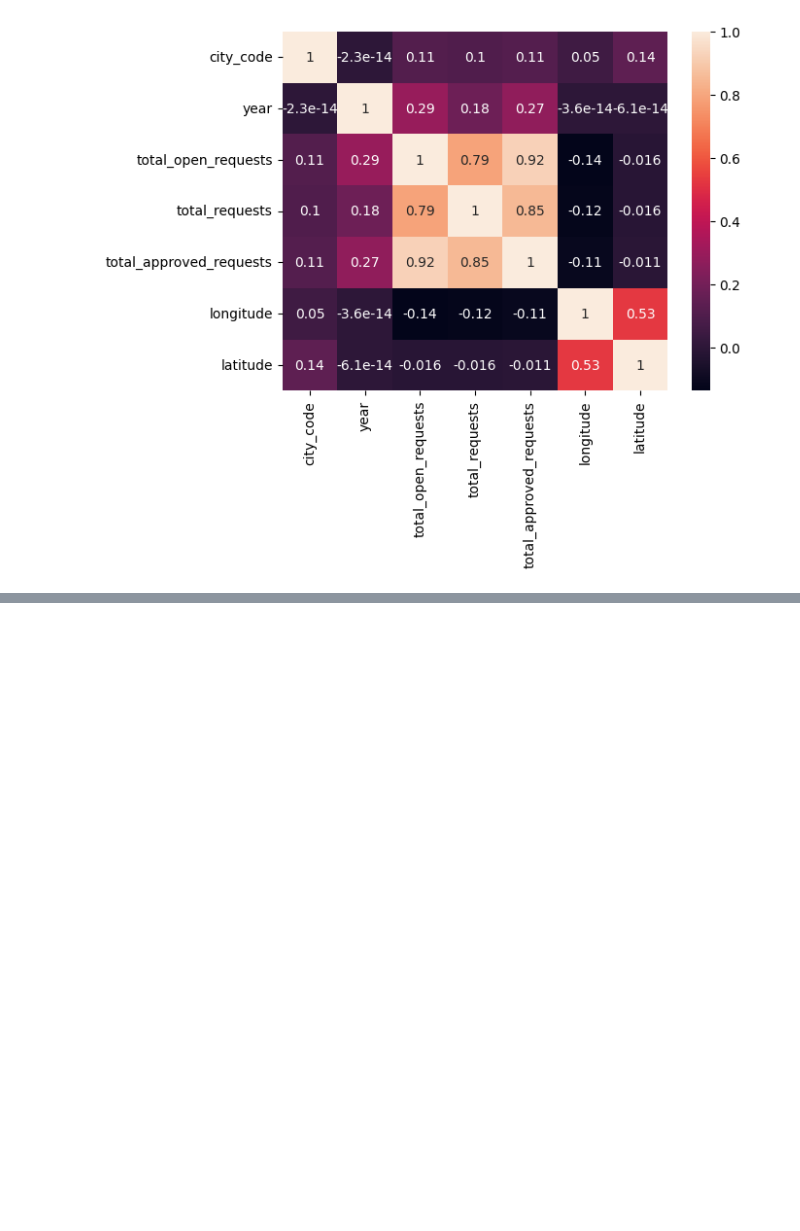
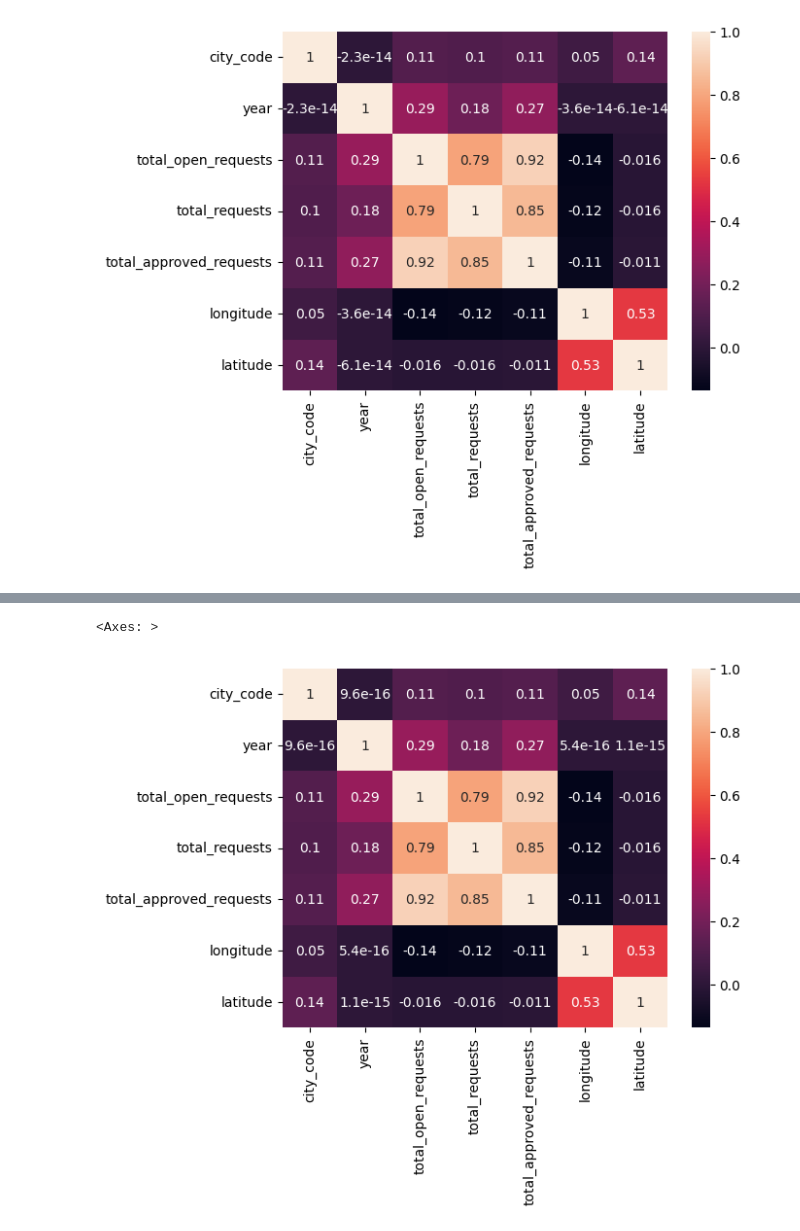
Before and after one commit to SaraShimon/Tama, a Jupyter notebook: predict_next_years_approved_requests_distribution/visualization/correlation_matrix.ipynb, the cells around one changed output, grey strips where cells are left out. Saved outputs shown, nothing was run; the diff lists cells and outputs as text; code cells hidden in the pictures; blank space fills up the shorter version.

Commit message:
norm columns in correlation_matrix.ipynb

```diff
--- a/predict_next_years_approved_requests_distribution/visualization/correlation_matrix.ipynb
+++ b/predict_next_years_approved_requests_distribution/visualization/correlation_matrix.ipynb
@@ -9,3 +9,16 @@ snc.heatmap(corr, annot=True)
 # %% [output]
 <Axes: >
 [figure]
+# %%
+
+from sklearn.preprocessing import MinMaxScaler
+import numpy as np
+
+# copy the data
+norm_tama_df = tama_df.copy()
+
+# apply normalization techniques
+columns = ['longitude', 'latitude']
+norm_tama_df[columns] = MinMaxScaler().fit_transform(np.array(norm_tama_df[columns]).reshape(-1,2))
+
+norm_tama_df
@@ -11,0 +39,4 @@ snc.heatmap(corr, annot=True)
+# %%
+# years normalization
+norm_tama_df['year'] = norm_tama_df['year'] - 2005
+norm_tama_df
@@ -11,0 +57,6 @@ snc.heatmap(corr, annot=True)
+# %%
+corr = norm_tama_df.corr()
+snc.heatmap(corr, annot=True)
+# %% [output]
+<Axes: >
+[figure, added]
```
Also changed, not shown: parts of 7 cells of this notebook.
